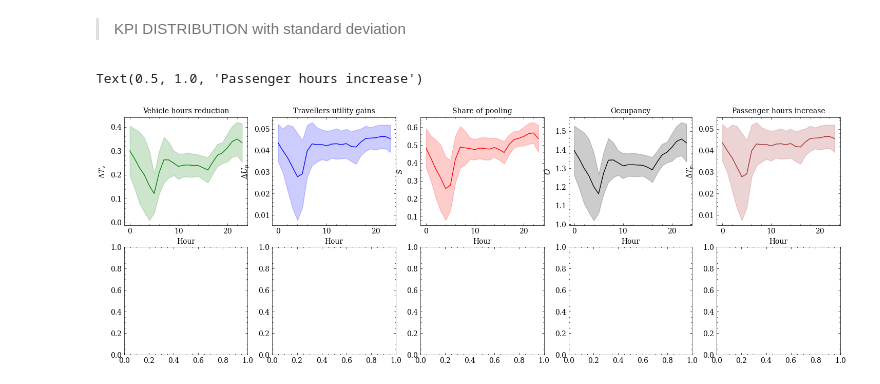
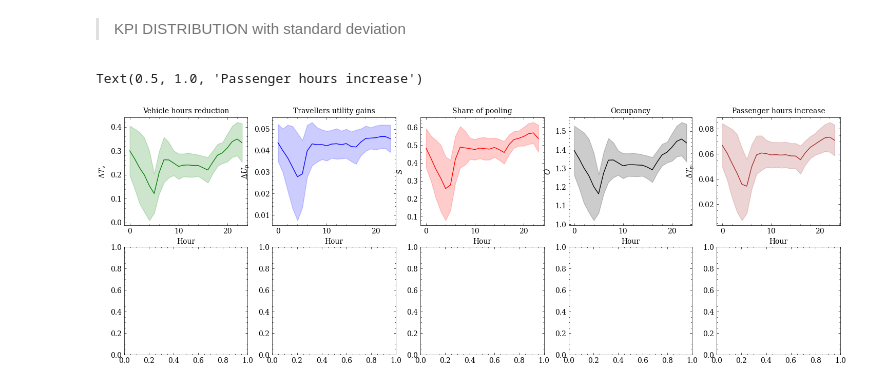
Before and after one commit to OlhaShulikaUJ/ExMAS-plotting, a Jupyter notebook: NYC KPI DA.ipynb, the cells around one changed output. Drawn from its saved outputs; the diff is of its cells as text; code cells hidden in the pictures.

```diff
--- a/NYC KPI DA.ipynb
+++ b/NYC KPI DA.ipynb
@@ -100,11 +100,11 @@ Text(0.5, 0, 'Demand')
 
 # Setup the subplot2grid Layout
 fig = plt.figure(figsize=(18, 6))
-ax1 = plt.subplot2grid((2,5), (0,0))
-ax2 = plt.subplot2grid((2,5), (0,1))
-ax3 = plt.subplot2grid((2,5), (0,2))
-ax4 = plt.subplot2grid((2,5), (0,3))
-ax5 = plt.subplot2grid((2,5), (0,4))
+ax1 = plt.subplot2grid((2,5), (0,0)) # Vehicle hours reduction with standard deviation
+ax2 = plt.subplot2grid((2,5), (0,1)) # Travellers utility gains with standard deviation
+ax3 = plt.subplot2grid((2,5), (0,2)) # Share of pooling with standard deviation
+ax4 = plt.subplot2grid((2,5), (0,3)) # Occupancy with standard deviation
+ax5 = plt.subplot2grid((2,5), (0,4)) # Passenger hours increase with standard deviation
 ax6 = plt.subplot2grid((2,5), (1,0))
 ax7 = plt.subplot2grid((2,5), (1,1))
 ax8 = plt.subplot2grid((2,5), (1,2))
@@ -124,32 +124,32 @@ for d in df.shared_discount.unique():
     to_plot = df
     sns.lineplot(data = to_plot, x = df.Start_time.dt.hour, y = 'del_PassUtility', ax = ax, color='blue', errorbar ='sd')
 ax2.set_xlabel('Hour')
 ax2.set_ylabel("$\Delta U_p$")
 ax2.set_title("Travellers utility gains", fontsize=10)
 
 ax=ax3
 for d in df.shared_discount.unique():
     to_plot = df
     sns.lineplot(data = to_plot, x = df.Start_time.dt.hour, y = 'shared_ratio', ax = ax, color='red', errorbar ='sd')
 ax3.set_xlabel('Hour')
 ax3.set_ylabel("$S$")
 ax3.set_title("Share of pooling", fontsize=10)
 
 ax=ax4
 for d in df.shared_discount.unique():
     to_plot = df
     sns.lineplot(data = to_plot, x = df.Start_time.dt.hour, y = 'Occupancy', ax = ax, color='black', errorbar ='sd')
 ax4.set_xlabel('Hour')
 ax4.set_ylabel("$O$")
 ax4.set_title("Occupancy", fontsize=10)
 
 ax=ax5
 for d in df.shared_discount.unique():
     to_plot = df
-    sns.lineplot(data = to_plot, x = df.Start_time.dt.hour, y = 'del_PassUtility', ax = ax, color='brown', errorbar ='sd')
+    sns.lineplot(data = to_plot, x = df.Start_time.dt.hour, y = 'del_PassHourTrav', ax = ax, color='brown', errorbar ='sd')
 ax5.set_xlabel('Hour')
 ax5.set_ylabel("$\Delta T_p$")
 ax5.set_title("Passenger hours increase", fontsize=10)
 # %% [output]
 Text(0.5, 1.0, 'Passenger hours increase')
-[figure, old version]
+[figure, new version]
```
